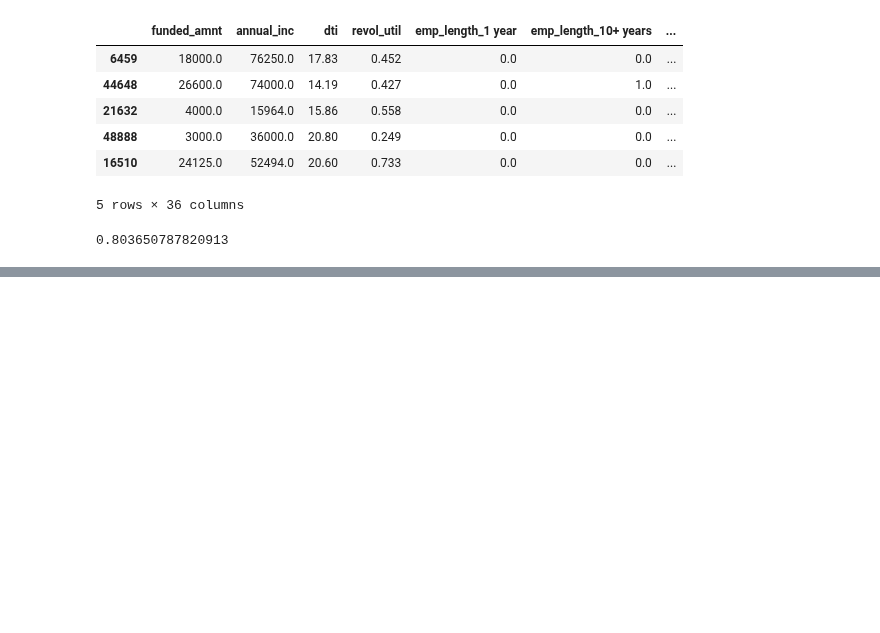
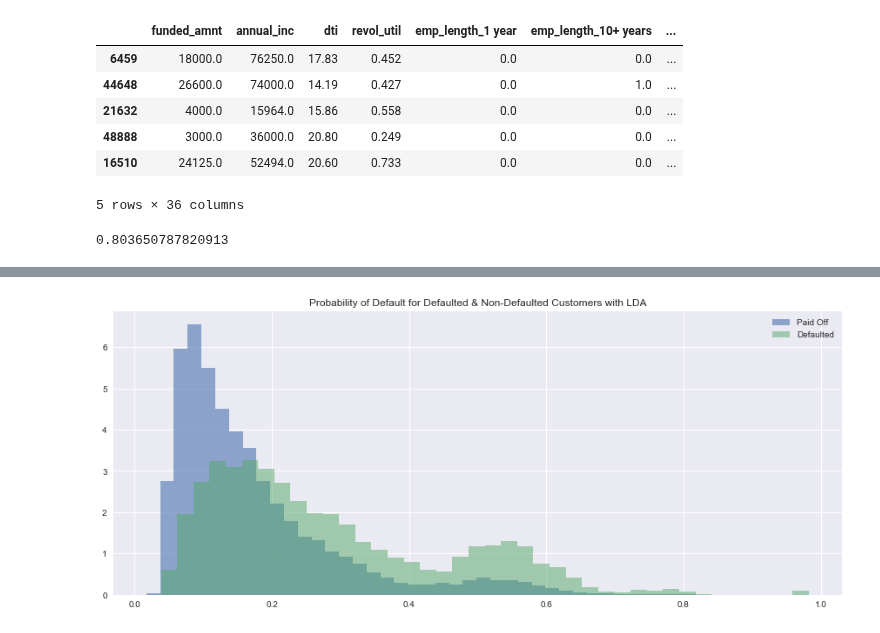
Before and after one commit to bhavenp/209A-FinalProject, a Jupyter notebook: hugo/Initial_LogReg_Model.ipynb, the cells around one changed output, grey strips where cells are left out. Cells and saved outputs as stored; diff of their text form; code cells hidden in the pictures; blank space fills up the shorter version.

```diff
--- a/hugo/Initial_LogReg_Model.ipynb
+++ b/hugo/Initial_LogReg_Model.ipynb
@@ -132,0 +151,17 @@ plt.show()
+# %%
+predictions_lda = x_train.copy()
+predictions_lda['pred'] = lda.predict(x_train)
+predictions_lda['proba'] = lda.predict_proba(x_train)[:, 1]
+predictions_lda['true_val'] = y_train
+# %%
+fig = plt.figure(figsize=(15,6));
+ax = plt.subplot(1,1,1);
+
+ax.hist(predictions_lda.loc[predictions_lda.true_val == 0,'proba'], density = True, bins = 40, label='Paid Off', alpha=0.6);
+ax.hist(predictions_lda.loc[predictions_lda.true_val == 1,'proba'], density = True, bins = 40, label='Defaulted', alpha=0.5);
+ax.set_title('Probability of Default for Defaulted & Non-Defaulted Customers with LDA')
+ax.legend(loc='best')
+
+plt.show()
+# %% [output]
+[figure, added]
```
Also changed, not shown: parts of 4 cells of this notebook.
